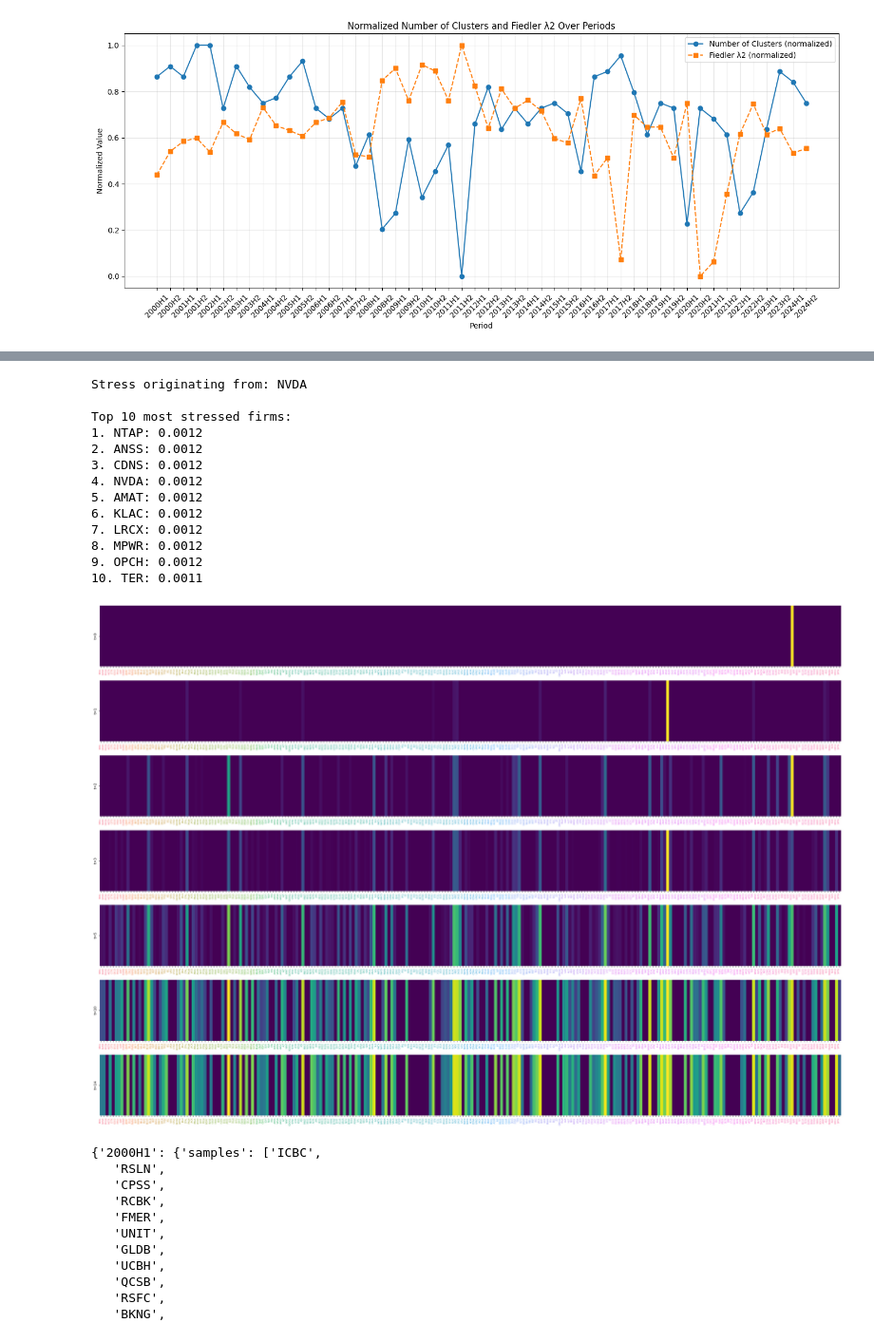
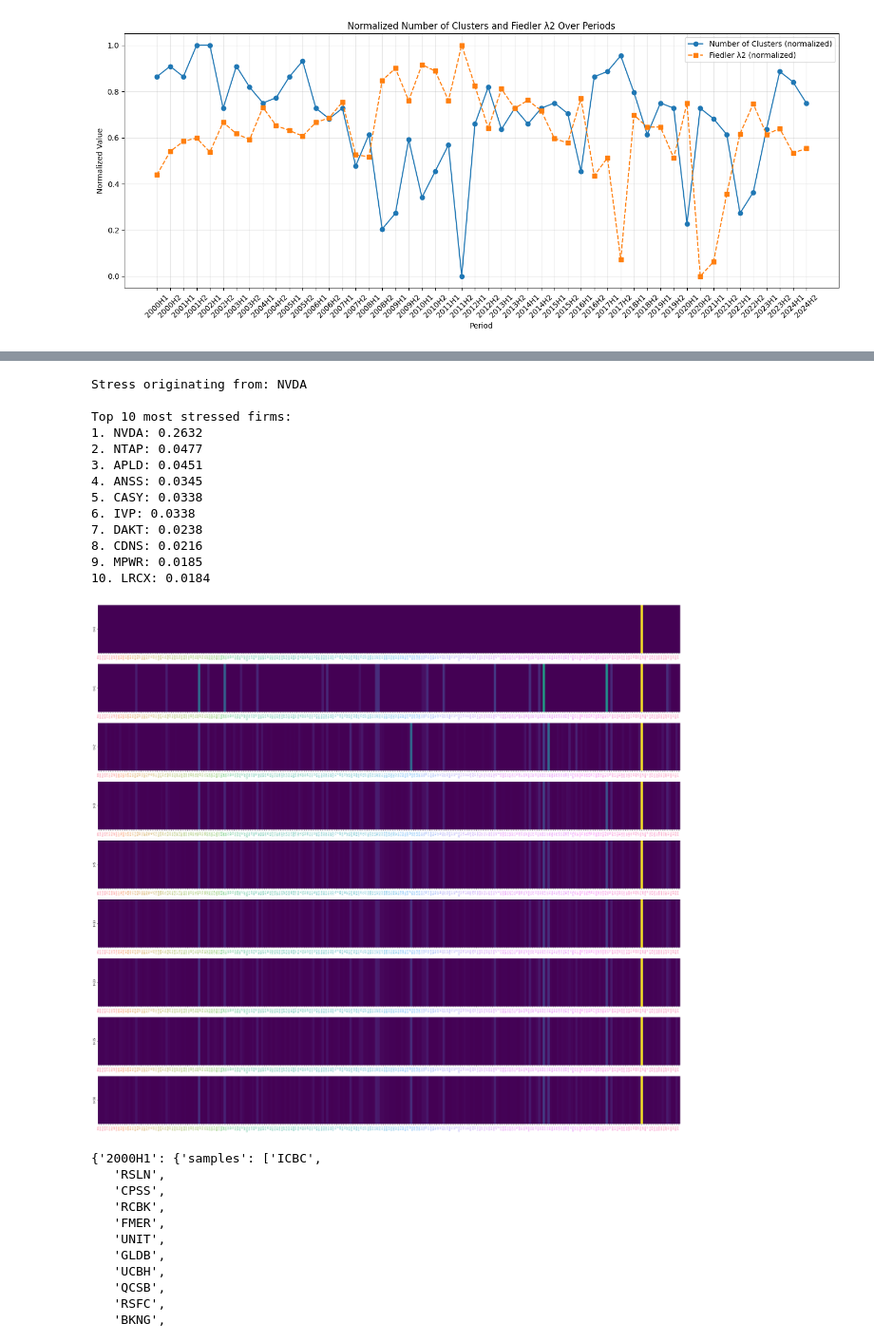
Before and after one commit to Ra20r/spectral-analysis, a Jupyter notebook: clustering_and_diffusion.ipynb, the cells around one changed output, grey strips where cells are left out. Shown at 95% size. Saved outputs shown, nothing was run; the diff lists cells and outputs as text; code cells hidden in the pictures.

Commit message:
added PPR diffusion

```diff
--- a/clustering_and_diffusion.ipynb
+++ b/clustering_and_diffusion.ipynb
@@ -358,11 +389,18 @@ initial_stress = np.zeros(len(samples))
 initial_stress[firm_idx] = 1.0
 
 # Run diffusion
-stress_history = simulate_stress_diffusion(
+# stress_history = simulate_stress_diffusion(
+#     corr_matrix=corr,
+#     initial_stress=initial_stress,
+#     n_steps=15,
+#     decay=0.85
+# )
+
+stress_history = simulate_ppr_stress_diffusion(
     corr_matrix=corr,
     initial_stress=initial_stress,
-    n_steps=15,
-    decay=0.85
+    n_steps=50,
+    alpha=0.75
 )
 
 final_stress = stress_history[-1]
@@ -376,16 +414,16 @@ for rank, idx in enumerate(top_idx, 1):
 Stress originating from: NVDA
 
 Top 10 most stressed firms:
-1. NTAP: 0.0012
-2. ANSS: 0.0012
-3. CDNS: 0.0012
-4. NVDA: 0.0012
-5. AMAT: 0.0012
-6. KLAC: 0.0012
-7. LRCX: 0.0012
-8. MPWR: 0.0012
-9. OPCH: 0.0012
-10. TER: 0.0011
+1. NVDA: 0.2632
+2. NTAP: 0.0477
+3. APLD: 0.0451
+4. ANSS: 0.0345
+5. CASY: 0.0338
+6. IVP: 0.0338
+7. DAKT: 0.0238
+8. CDNS: 0.0216
+9. MPWR: 0.0185
+10. LRCX: 0.0184
 # %%
 # stress_history
 
@@ -424,35 +462,38 @@ cluster_to_color = {c: color_palette[i] for i, c in enumerate(unique_clusters)}
 
 # Create a mapping from original sample order to sorted order
 sample_to_idx = {ticker: i for i, ticker in enumerate(samples)}
 sorted_indices = [sample_to_idx[ticker] for ticker in samples_sorted]
 
-steps_to_plot = [0, 1, 2, 3, 5, 10, 14]
+steps_to_plot = [0, 1, 2, 3, 5, 10, 20, 35, 50]
 
 fig, axes = plt.subplots(len(steps_to_plot), 1, figsize=(30, 3*len(steps_to_plot)))
 
 for ax, step in zip(axes, steps_to_plot):
     # Reorder the stress values according to sorted samples
     stress_reordered = stress_history[step][sorted_indices]
 
     sns.heatmap(
         stress_reordered.reshape(1, -1),
         cmap="viridis",
         cbar=False,
         ax=ax,
         xticklabels=samples_sorted,
         yticklabels=[f"t={step}"],
     )
 
     ax.set_xticklabels(ax.get_xticklabels(), rotation=90, ha="right", fontsize=6)
 
     # Color tickers according to cluster
     for tick_label, ticker in zip(ax.get_xticklabels(), samples_sorted):
         tick_label.set_color(cluster_to_color[ticker_to_cluster[ticker]])
 
 plt.tight_layout()
 plt.show()
+
+# stress diffuses in clusters where the teleporting factor diffuses stress to other clusters where the stress is then diffused within
+# the stress converges quickly to mostly firms in or near clusters containing the seed, here NVIDIA
 # %% [output]
-[figure, old version]
+[figure, new version]
 # %%
 clusterings_by_period
 # %% [output]
```
Also changed, not shown: parts of 2 cells of this notebook, 1 other file.
